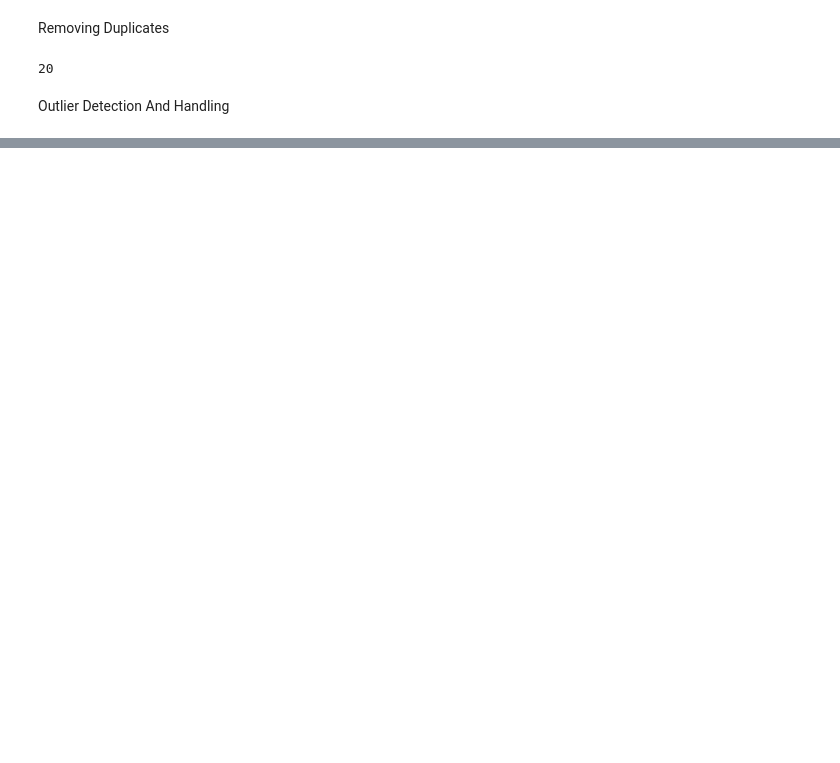
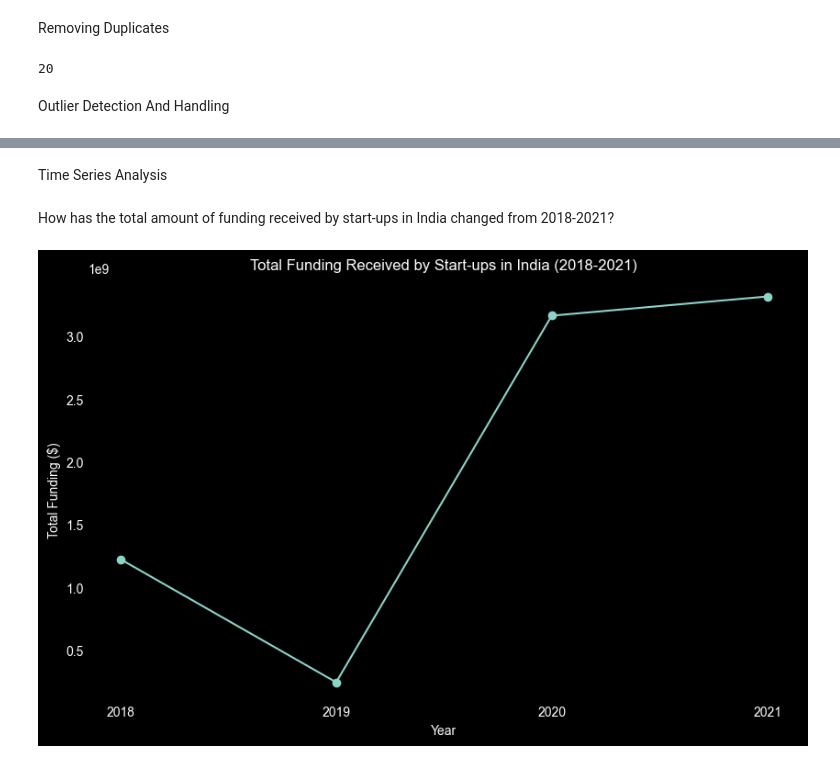
Before and after one commit to IAmWangari/Indian-Start-Up-Funding-Analysis-2018---2021-, a Jupyter notebook: Notebooks/Lp Retake .ipynb, the cells around one changed output, grey strips where cells are left out. Saved outputs shown, nothing was run; the diff lists cells and outputs as text; code cells hidden in the pictures; blank space fills up the shorter version.

```diff
--- a/Notebooks/Lp Retake .ipynb
+++ b/Notebooks/Lp Retake .ipynb
@@ -870,0 +1071,23 @@ combined_df['Amount($)'] = scaler.fit_transform(combined_df[['Amount($)']])
+# %% [markdown]
+
+Time Series Analysis
+# %% [markdown]
+How has the total amount of funding received by start-ups in India changed from 2018-2021?
+# %%
+
+# Group by year and sum the funding amounts
+funding_by_year = clean_combined_df.groupby('year')['Amount($)'].sum().reset_index()
+
+# Plot the trend
+plt.figure(figsize=(10, 6))
+plt.plot(funding_by_year['year'], funding_by_year['Amount($)'], marker='o')
+plt.title('Total Funding Received by Start-ups in India (2018-2021)')
+plt.xlabel('Year')
+plt.ylabel('Total Funding ($)')
+plt.xticks([2018, 2019, 2020, 2021])  # Set x-axis ticks to the specific years
+plt.grid(False)
+plt.show()
+
+plt.style.use('seaborn-v0_8-dark')
+# %% [output]
+[figure, added]
```
Also changed, not shown: parts of 82 cells of this notebook, 9 other files.
